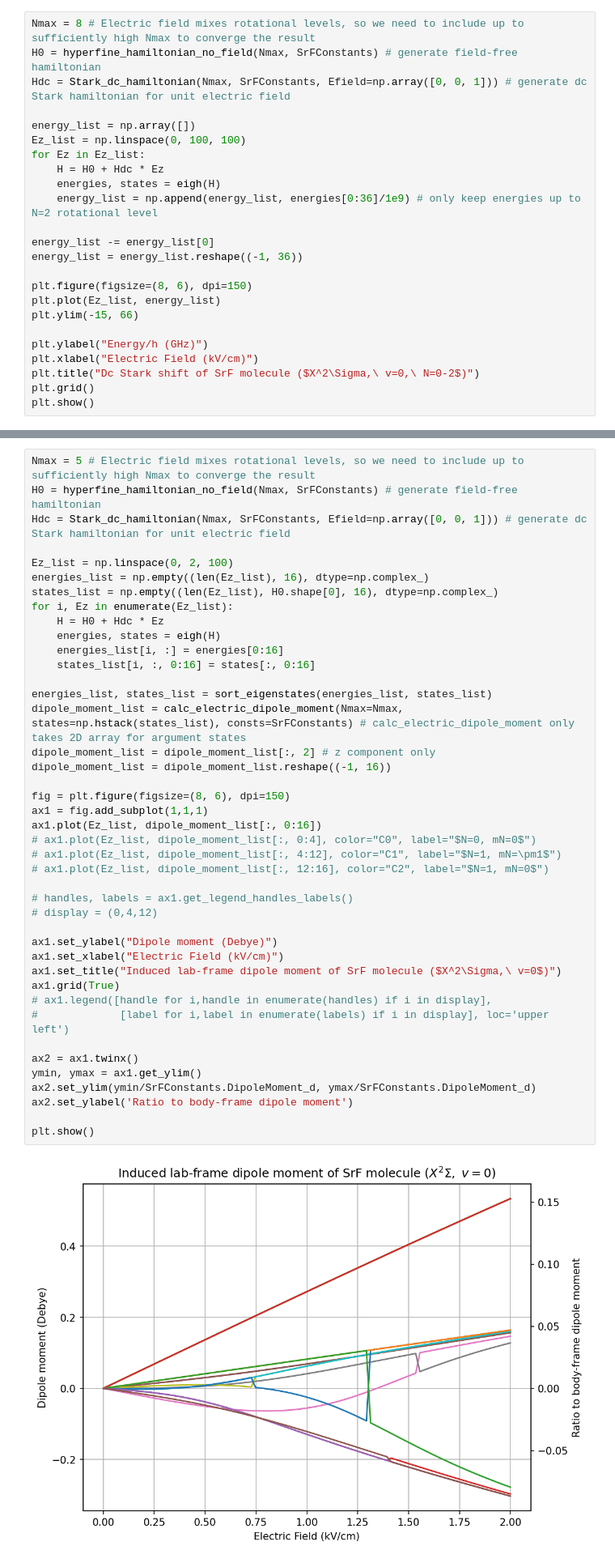
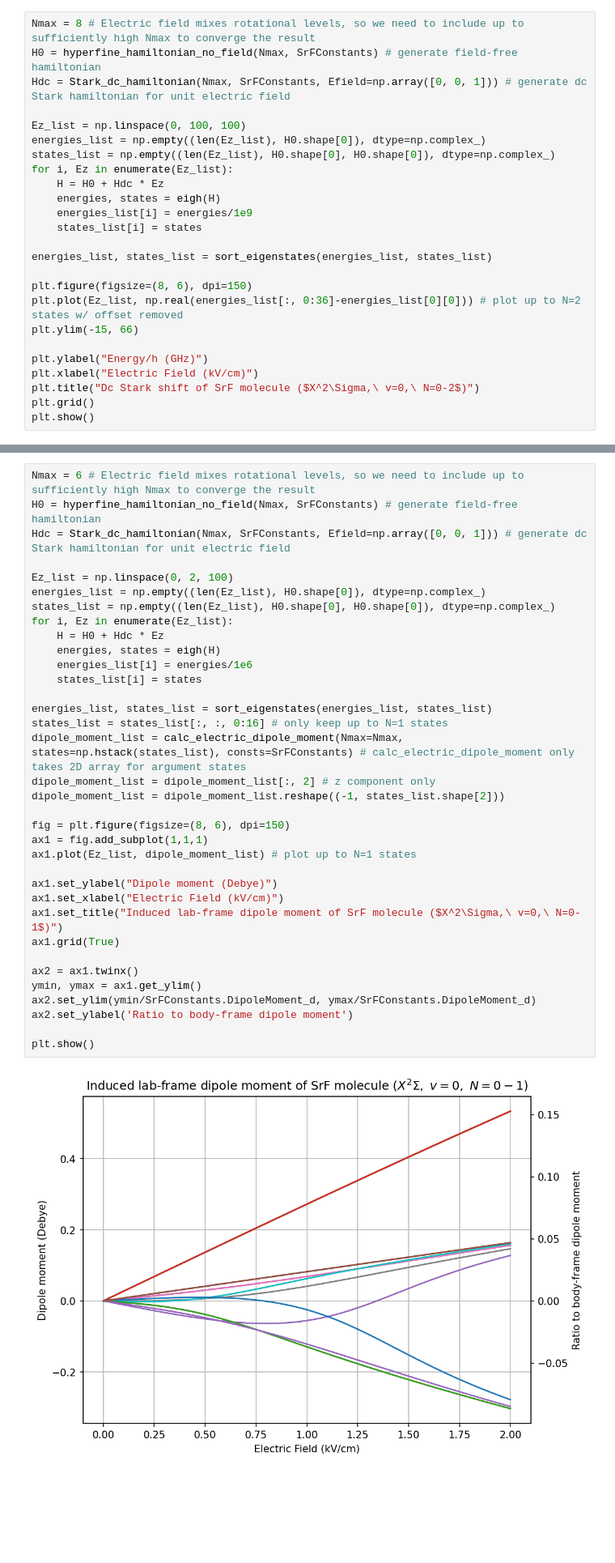
Before and after one commit to qw372/Diatomic-Py-SrF, a Jupyter notebook: examples/example_stark_dc.ipynb, the cells around one changed output, grey strips where cells are left out. Shown at 81% size. Saved outputs shown, nothing was run; the diff lists cells and outputs as text; blank space fills up the shorter version.

```diff
--- a/examples/example_stark_dc.ipynb
+++ b/examples/example_stark_dc.ipynb
@@ -48,18 +49,19 @@ Nmax = 8 # Electric field mixes rotational levels, so we need to include up to s
 H0 = hyperfine_hamiltonian_no_field(Nmax, SrFConstants) # generate field-free hamiltonian
 Hdc = Stark_dc_hamiltonian(Nmax, SrFConstants, Efield=np.array([0, 0, 1])) # generate dc Stark hamiltonian for unit electric field
 
-energy_list = np.array([])
 Ez_list = np.linspace(0, 100, 100)
-for Ez in Ez_list:
+energies_list = np.empty((len(Ez_list), H0.shape[0]), dtype=np.complex_)
+states_list = np.empty((len(Ez_list), H0.shape[0], H0.shape[0]), dtype=np.complex_)
+for i, Ez in enumerate(Ez_list):
     H = H0 + Hdc * Ez
     energies, states = eigh(H)
-    energy_list = np.append(energy_list, energies[0:36]/1e9) # only keep energies up to N=2 rotational level
+    energies_list[i] = energies/1e9
+    states_list[i] = states
 
-energy_list -= energy_list[0]
-energy_list = energy_list.reshape((-1, 36))
+energies_list, states_list = sort_eigenstates(energies_list, states_list)
 
 plt.figure(figsize=(8, 6), dpi=150)
-plt.plot(Ez_list, energy_list)
+plt.plot(Ez_list, np.real(energies_list[:, 0:36]-energies_list[0][0])) # plot up to N=2 states w/ offset removed
 plt.ylim(-15, 66)
 
 plt.ylabel("Energy/h (GHz)")
@@ -114,49 +117,42 @@ plt.show()
 # %% [markdown]
 ### Small electric field
 # %%
-Nmax = 5 # Electric field mixes rotational levels, so we need to include up to sufficiently high Nmax to converge the result
+Nmax = 6 # Electric field mixes rotational levels, so we need to include up to sufficiently high Nmax to converge the result
 H0 = hyperfine_hamiltonian_no_field(Nmax, SrFConstants) # generate field-free hamiltonian
 Hdc = Stark_dc_hamiltonian(Nmax, SrFConstants, Efield=np.array([0, 0, 1])) # generate dc Stark hamiltonian for unit electric field
 
 Ez_list = np.linspace(0, 2, 100)
-energies_list = np.empty((len(Ez_list), 16), dtype=np.complex_)
-states_list = np.empty((len(Ez_list), H0.shape[0], 16), dtype=np.complex_)
+energies_list = np.empty((len(Ez_list), H0.shape[0]), dtype=np.complex_)
+states_list = np.empty((len(Ez_list), H0.shape[0], H0.shape[0]), dtype=np.complex_)
 for i, Ez in enumerate(Ez_list):
     H = H0 + Hdc * Ez
     energies, states = eigh(H)
-    energies_list[i, :] = energies[0:16]
-    states_list[i, :, 0:16] = states[:, 0:16]
+    energies_list[i] = energies/1e6
+    states_list[i] = states
 
 energies_list, states_list = sort_eigenstates(energies_list, states_list)
+states_list = states_list[:, :, 0:16] # only keep up to N=1 states
 dipole_moment_list = calc_electric_dipole_moment(Nmax=Nmax, states=np.hstack(states_list), consts=SrFConstants) # calc_electric_dipole_moment only takes 2D array for argument states
 dipole_moment_list = dipole_moment_list[:, 2] # z component only
-dipole_moment_list = dipole_moment_list.reshape((-1, 16))
+dipole_moment_list = dipole_moment_list.reshape((-1, states_list.shape[2]))
 
 fig = plt.figure(figsize=(8, 6), dpi=150)
 ax1 = fig.add_subplot(1,1,1)
-ax1.plot(Ez_list, dipole_moment_list[:, 0:16])
-# ax1.plot(Ez_list, dipole_moment_list[:, 0:4], color="C0", label="$N=0, mN=0$")
-# ax1.plot(Ez_list, dipole_moment_list[:, 4:12], color="C1", label="$N=1, mN=\pm1$")
-# ax1.plot(Ez_list, dipole_moment_list[:, 12:16], color="C2", label="$N=1, mN=0$")
-
-# handles, labels = ax1.get_legend_handles_labels()
-# display = (0,4,12)
+ax1.plot(Ez_list, dipole_moment_list) # plot up to N=1 states
 
 ax1.set_ylabel("Dipole moment (Debye)")
 ax1.set_xlabel("Electric Field (kV/cm)")
-ax1.set_title("Induced lab-frame dipole moment of SrF molecule ($X^2\Sigma,\ v=0$)")
+ax1.set_title("Induced lab-frame dipole moment of SrF molecule ($X^2\Sigma,\ v=0,\ N=0-1$)")
 ax1.grid(True)
-# ax1.legend([handle for i,handle in enumerate(handles) if i in display],
-#             [label for i,label in enumerate(labels) if i in display], loc='upper left')
 
 ax2 = ax1.twinx()
 ymin, ymax = ax1.get_ylim()
 ax2.set_ylim(ymin/SrFConstants.DipoleMoment_d, ymax/SrFConstants.DipoleMoment_d)
 ax2.set_ylabel('Ratio to body-frame dipole moment')
 
 plt.show()
 # %% [output]
-[figure, old version]
+[figure, new version]
 # %% [markdown]
 ### Up to large electric field
 # %%
```
Also changed, not shown: parts of 4 cells of this notebook, 4 other files.
